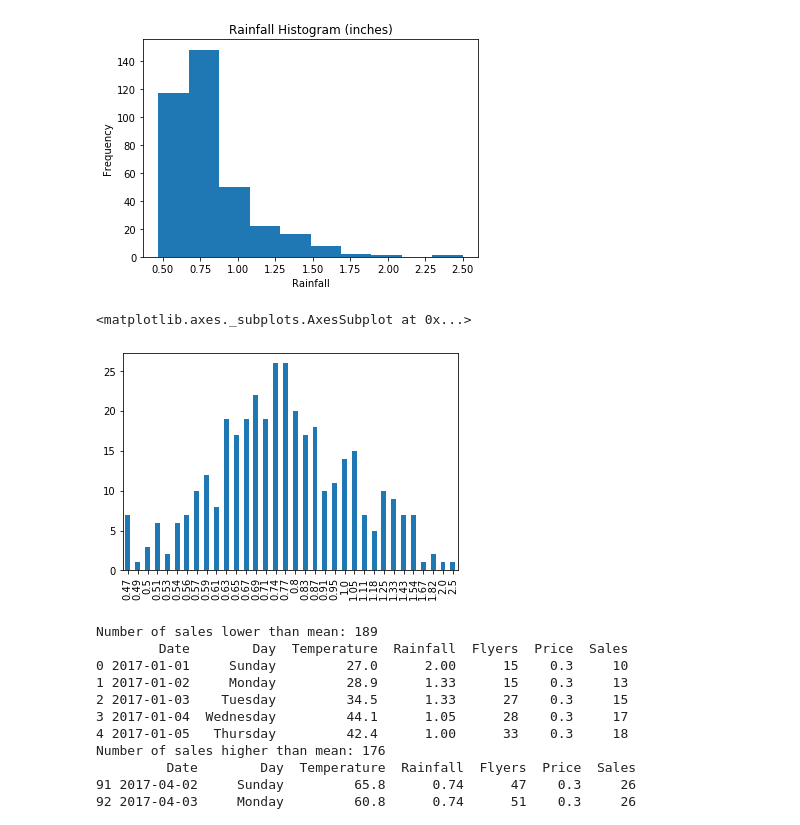
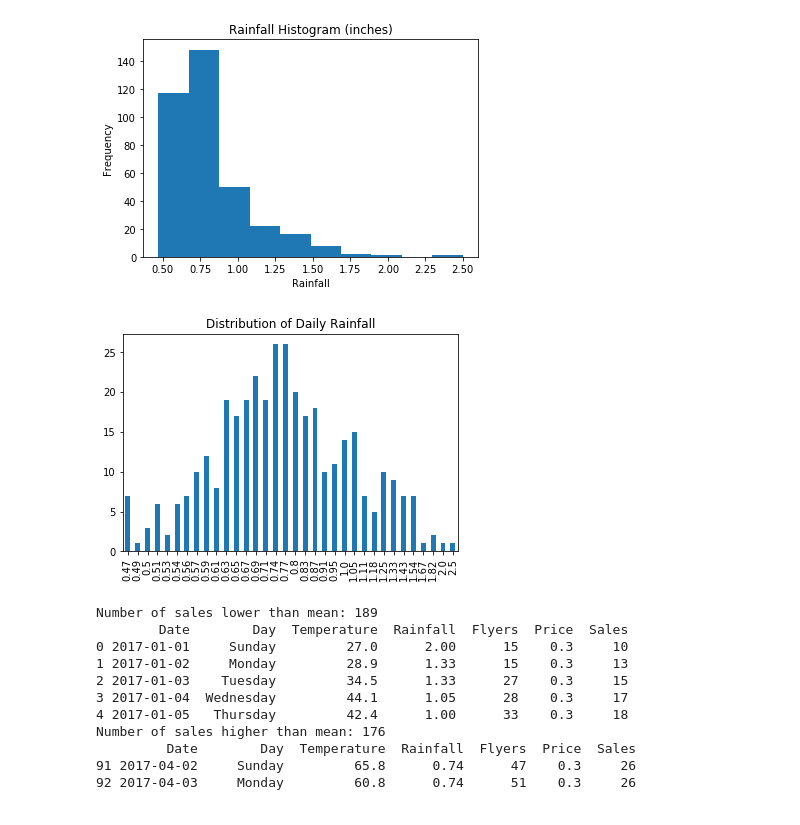
Before and after one commit to peterthorsteinson/MyCourses, a Jupyter notebook: MyPythonCourse_Jupyter/microsoft_data_science_bootcamp_module_1.ipynb, the cells around one changed output. Cells and saved outputs as stored; diff of their text form; code cells hidden in the pictures.

```diff
--- a/MyPythonCourse_Jupyter/microsoft_data_science_bootcamp_module_1.ipynb
+++ b/MyPythonCourse_Jupyter/microsoft_data_science_bootcamp_module_1.ipynb
@@ -181,12 +427,13 @@ plt.show()
 [figure]
 # %%
 # distribution of daily rain
+plt.title('Distribution of Daily Rainfall')
 value_counts = df['Rainfall'].value_counts()    # return a Series containing unique values and their associated counts
 sorted_value_counts = value_counts.sort_index() # sort the value counts series in ascending order of value counts
 sorted_value_counts.plot.bar()                  # plot the sorted value count Series as a bar plot using matplotlib
+plt.show()
 # %% [output]
-<matplotlib.axes._subplots.AxesSubplot at 0x...>
-[figure, old version]
+[figure, new version]
 # %%
 sales_mean = df.Sales.mean()
 sales_lower_than_mean = df.loc[df.Sales < sales_mean]
```
Also changed, not shown: parts of 12 cells of this notebook, 2 other files.
